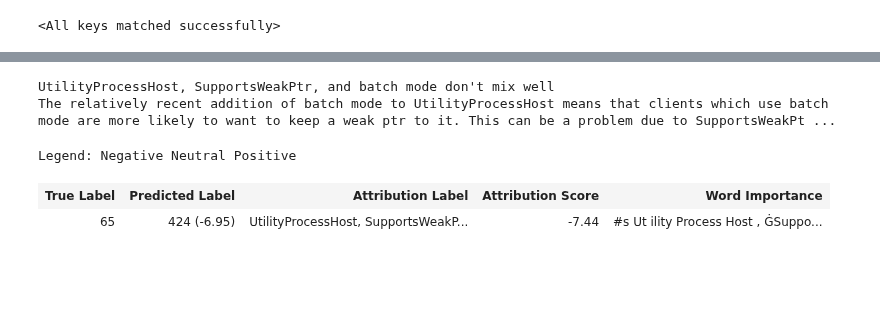
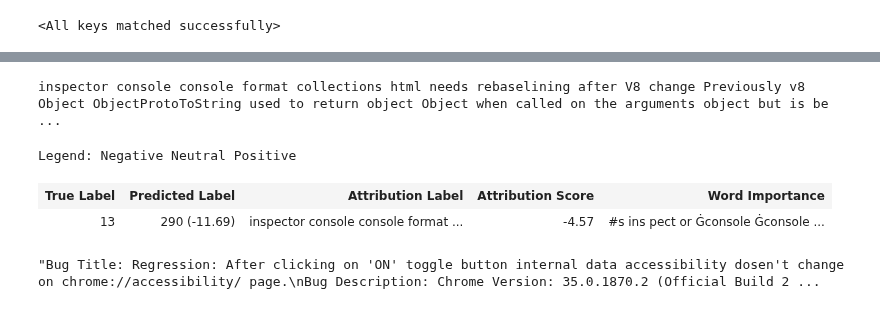
Before and after one commit to afifaniks/triagerX, a Jupyter notebook: notebook/model_interpretation.ipynb, the cells around one changed output, grey strips where cells are left out. Saved outputs shown, nothing was run; the diff lists cells and outputs as text; code cells hidden in the pictures; blank space fills up the shorter version.

Commit message:
Add illustration for both baseline and triagerx

```diff
--- a/notebook/model_interpretation.ipynb
+++ b/notebook/model_interpretation.ipynb
@@ -287,11 +653,3 @@ original text: tensor([[    0, 40025,  1295,  5209, 13561,  3260,   197,    28,
          1, 1, 1, 1, 1, 1, 1, 1, 1, 1, 1, 1, 1, 1, 1, 1, 1, 1, 1, 1, 1, 1, 1, 1,
          1, 1, 1, 1, 1, 1, 1, 1, 1, 1, 1, 1, 1, 1, 1, 1, 1, 1, 1, 1, 1, 1, 1, 1,
          1, 1, 1, 1, 1, 1, 1, 1, 1, 1, 1, 1, 1, 1, 1, 2]])
-# %%
-attributions, delta = lig.attribute(inputs=input_ids,
-                                    baselines= baseline_input_ids,
-                                    return_convergence_delta=True,
-                                    internal_batch_size=1,
-                                    target=72
-                                    )
-print(attributions.size())
@@ -300,10 +660,18 @@ torch.Size([1, 256, 1024])
 # %%
-def summarize_attributions(attributions):
+def summarize_attributions_triagerx(attributions):
+
+    attributions = sum(attributions)
 
     attributions = attributions.sum(dim=-1).squeeze(0)
     attributions = attributions / torch.norm(attributions)
 
     return attributions
 
-attributions_sum = summarize_attributions(attributions)
-print(attributions_sum.size())
+def summarize_attributions(attributions):
+    attributions = attributions.sum(dim=-1).squeeze(0)
+    attributions = attributions / torch.norm(attributions)
+
+    return attributions
+
+# attributions_sum = summarize_attributions(attributions)
+# print(attributions_sum.size())
@@ -311,0 +722,6 @@ torch.Size([256])
+# %%
+owner_id = 13
+test_data_index = 3
+owner, text, _ = get_data(owner_id, test_data_index)
+print(text)
+interpret_text_triagerx(text, owner_id)
@@ -328,8 +753,8 @@ def interpret_text(text, true_class):
 
     score_vis = viz.VisualizationDataRecord(
                         word_attributions = attributions_sum,
-                        pred_prob = torch.max(model(input_ids)[0]),
-                        pred_class = torch.argmax(model(input_ids)[0]).cpu().numpy(),
+                        pred_prob = torch.max(model_output(input_ids)[0]),
+                        pred_class = torch.argmax(model_output(input_ids)[0]).cpu().numpy(),
                         true_class = true_class,
                         attr_class = text,
                         attr_score = attributions_sum.sum(),
@@ -340,15 +765,18 @@ def interpret_text(text, true_class):
 # %%
 model = model.to(device)
 # %%
-owner_id = 65
+owner_id = 13
 test_data_index = 3
 
-owner, text = get_data(owner_id, test_data_index)
+owner, _, text = get_data(owner_id, test_data_index)
 print(text)
 interpret_text(text, owner_id)
 # %% [output]
-UtilityProcessHost, SupportsWeakPtr, and batch mode don't mix well
-The relatively recent addition of batch mode to UtilityProcessHost means that clients which use batch mode are more likely to want to keep a weak ptr to it. This can be a problem due to SupportsWeakPt ...
+inspector console console format collections html needs rebaselining after V8 change Previously v8 Object ObjectProtoToString used to return object Object when called on the arguments object but is be ...
 Legend: Negative Neutral Positive
 | True Label | Predicted Label | Attribution Label | Attribution Score | Word Importance |
-| 65 | 424 (-6.95) | UtilityProcessHost, SupportsWeakP... | -7.44 | #s Ut ility Process Host , ĠSuppo... |
+| 13 | 290 (-11.69) | inspector console console format ... | -4.57 | #s ins pect or Ġconsole Ġconsole ... |
+# %%
+text
+# %% [output]
+"Bug Title: Regression: After clicking on 'ON' toggle button internal data accessibility dosen't change on chrome://accessibility/ page.\nBug Description: Chrome Version: 35.0.1870.2 (Official Build 2 ...
```
Also changed, not shown: parts of 25 cells of this notebook.
